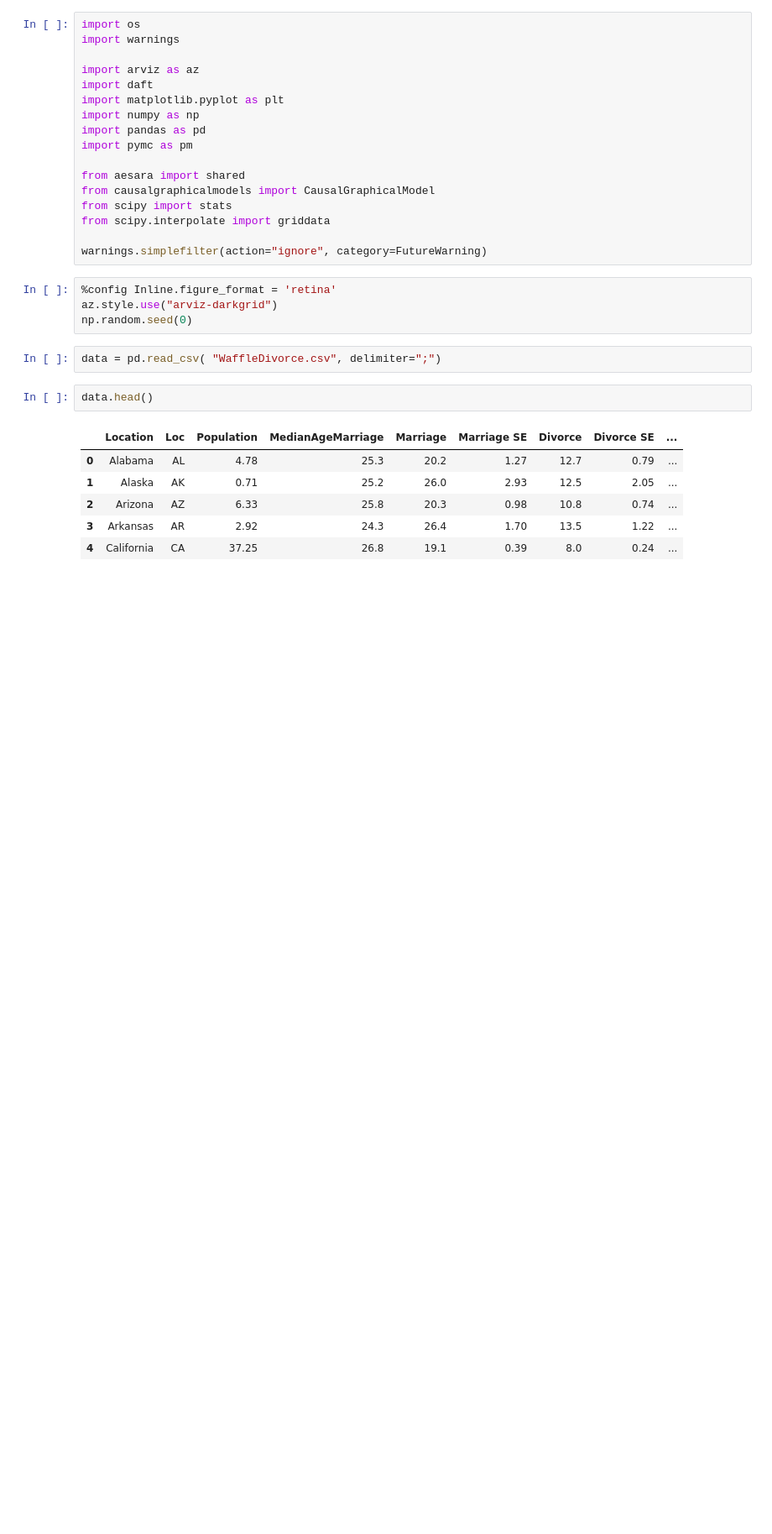
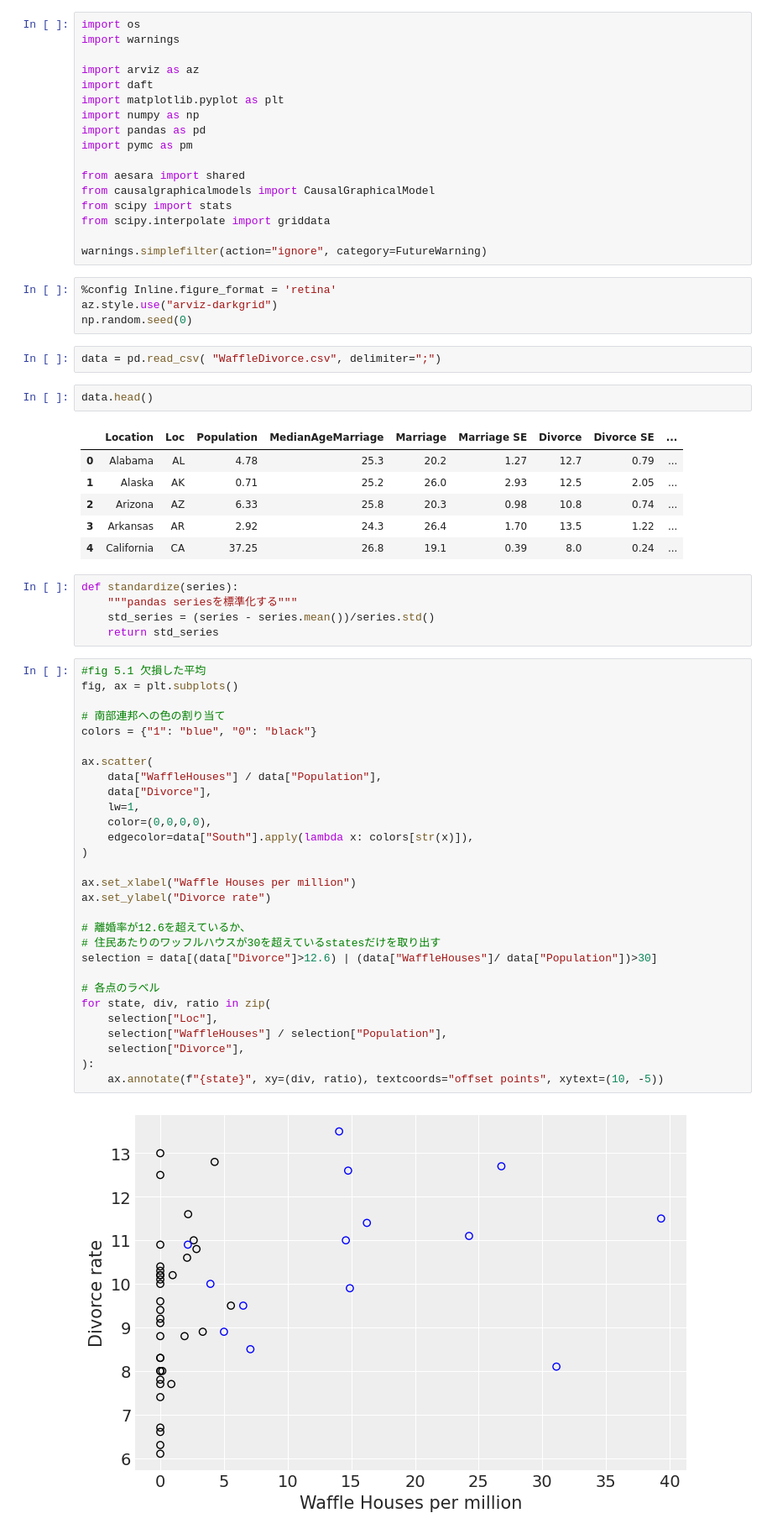
Before and after one commit to styuk/Bayes-Python, a Jupyter notebook: chapter5/chapter5.ipynb, the cells around one changed output. Shown at 84% size. Saved outputs shown, nothing was run; the diff lists cells and outputs as text; blank space fills up the shorter version.

```diff
--- a/chapter5/chapter5.ipynb
+++ b/chapter5/chapter5.ipynb
@@ -33,3 +33,39 @@ data.head()
 | 2 | Arizona | AZ | 6.33 | 25.8 | 20.3 | 0.98 | 10.8 | 0.74 | ... |
 | 3 | Arkansas | AR | 2.92 | 24.3 | 26.4 | 1.70 | 13.5 | 1.22 | ... |
 | 4 | California | CA | 37.25 | 26.8 | 19.1 | 0.39 | 8.0 | 0.24 | ... |
+# %%
+def standardize(series):
+    """pandas seriesを標準化する"""
+    std_series = (series - series.mean())/series.std()
+    return std_series
+# %%
+#fig 5.1 欠損した平均
+fig, ax = plt.subplots()
+
+# 南部連邦への色の割り当て
+colors = {"1": "blue", "0": "black"}
+
+ax.scatter(
+    data["WaffleHouses"] / data["Population"],
+    data["Divorce"],
+    lw=1,
+    color=(0,0,0,0),
+    edgecolor=data["South"].apply(lambda x: colors[str(x)]),
+)
+
+ax.set_xlabel("Waffle Houses per million")
+ax.set_ylabel("Divorce rate")
+
+# 離婚率が12.6を超えているか、
+# 住民あたりのワッフルハウスが30を超えているstatesだけを取り出す
+selection = data[(data["Divorce"]>12.6) | (data["WaffleHouses"]/ data["Population"])>30]
+
+# 各点のラベル
+for state, div, ratio in zip(
+    selection["Loc"],
+    selection["WaffleHouses"] / selection["Population"],
+    selection["Divorce"],
+):
+    ax.annotate(f"{state}", xy=(div, ratio), textcoords="offset points", xytext=(10, -5))
+# %% [output]
+[figure, added]
```
Also changed, not shown: parts of 6 cells of this notebook.
